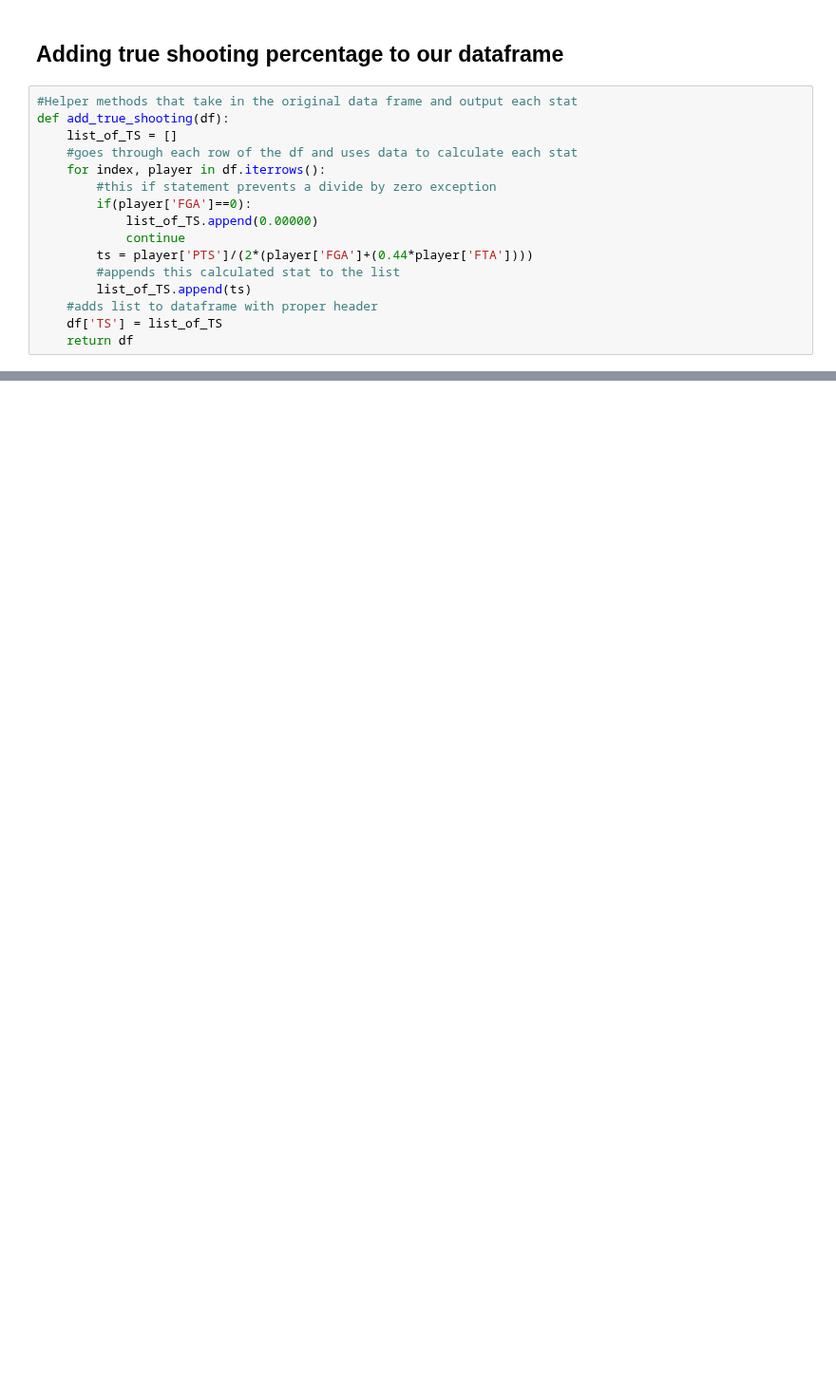
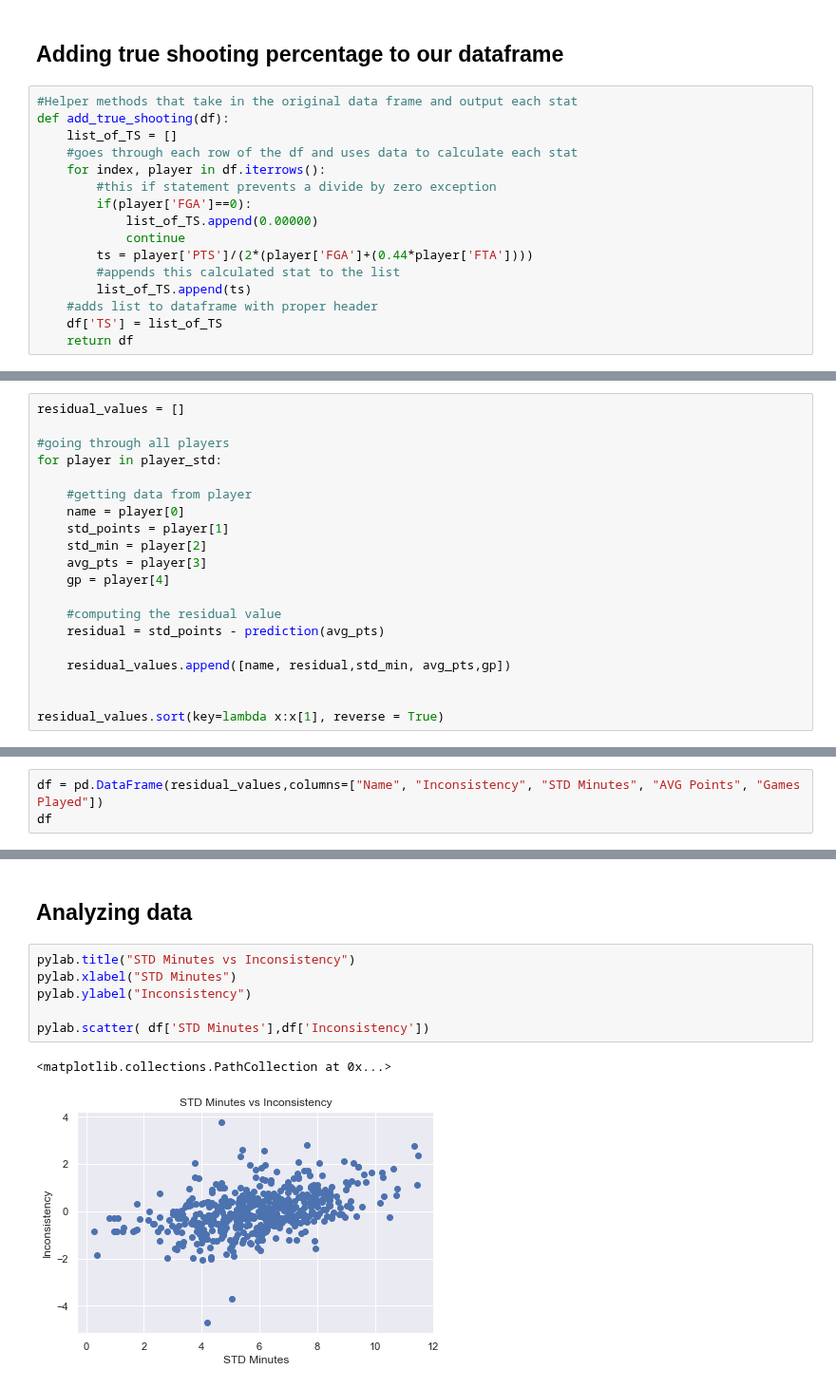
Before and after one commit to benrogers31/Finding-_Inconsistent_NBA_Players, a Jupyter notebook: Measuring_Inconsistency.ipynb, the cells around one changed output, grey strips where cells are left out. Shown at 95% size. Saved outputs shown, nothing was run; the diff lists cells and outputs as text; blank space fills up the shorter version.

```diff
--- a/Measuring_Inconsistency.ipynb
+++ b/Measuring_Inconsistency.ipynb
@@ -64,0 +182,20 @@ def add_true_shooting(df):
+# %%
+residual_values = []
+
+#going through all players
+for player in player_std:
+
+    #getting data from player
+    name = player[0]
+    std_points = player[1]
+    std_min = player[2]
+    avg_pts = player[3]
+    gp = player[4]
+
+    #computing the residual value
+    residual = std_points - prediction(avg_pts)
+
+    residual_values.append([name, residual,std_min, avg_pts,gp])
+
+
+residual_values.sort(key=lambda x:x[1], reverse = True)
@@ -64,0 +222,3 @@ def add_true_shooting(df):
+# %%
+df = pd.DataFrame(residual_values,columns=["Name", "Inconsistency", "STD Minutes", "AVG Points", "Games Played"])
+df
@@ -64,0 +239,11 @@ def add_true_shooting(df):
+# %% [markdown]
+<h2> Analyzing data </h2>
+# %%
+pylab.title("STD Minutes vs Inconsistency")
+pylab.xlabel("STD Minutes")
+pylab.ylabel("Inconsistency")
+
+pylab.scatter( df['STD Minutes'],df['Inconsistency'])
+# %% [output]
+<matplotlib.collections.PathCollection at 0x...>
+[figure, added]
```
Also changed, not shown: parts of 12 cells of this notebook, 2 other files.
